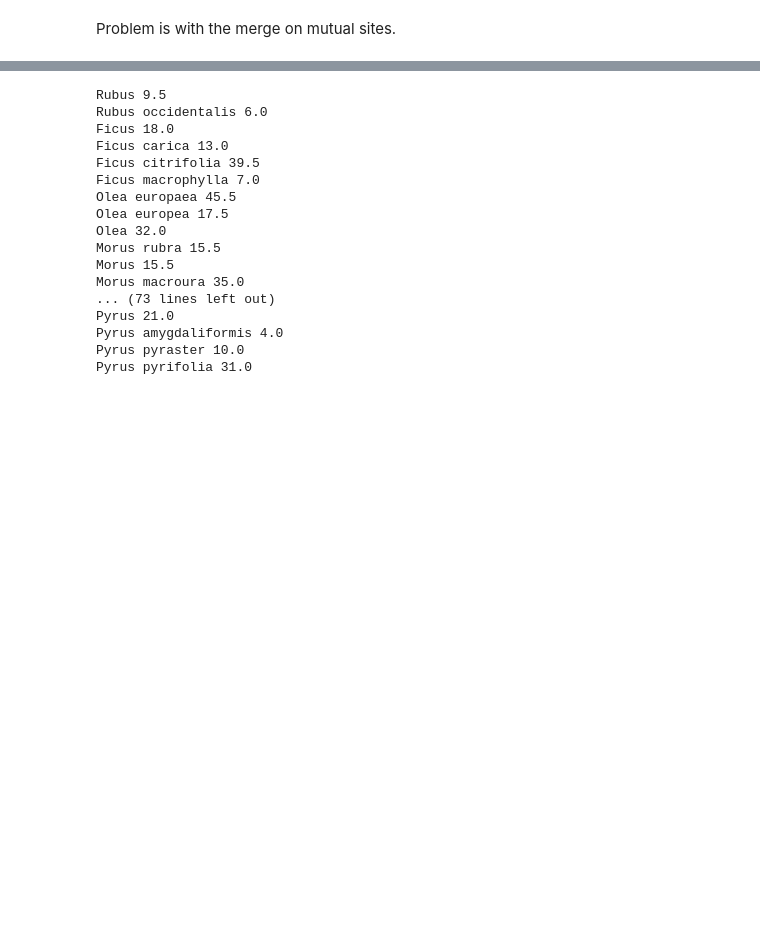
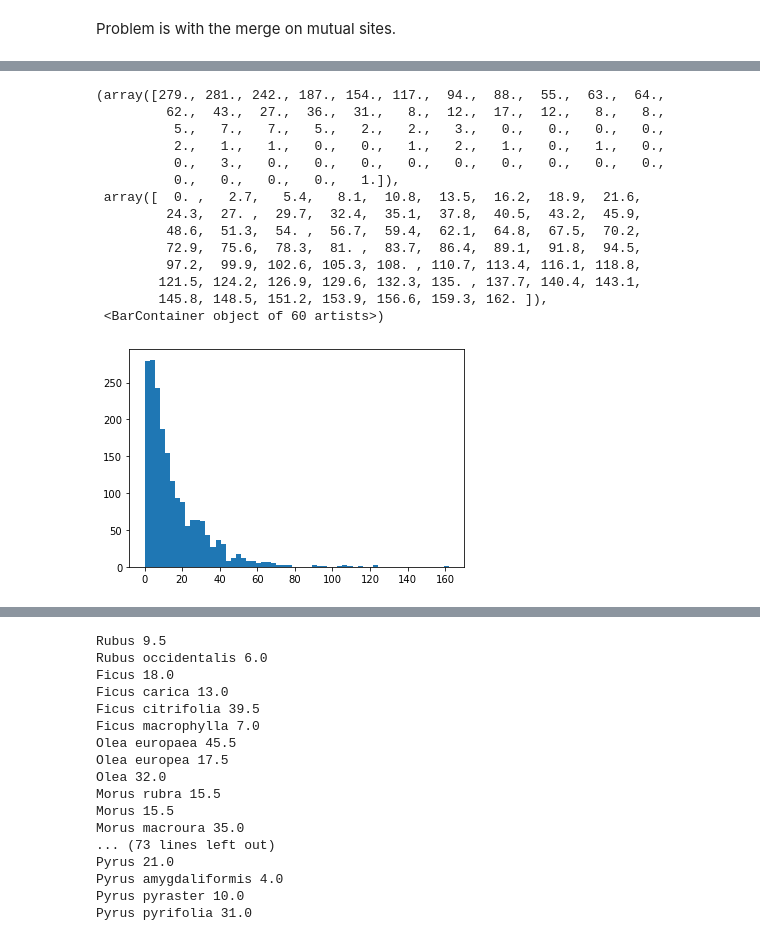
Before and after one commit to falling-fruit/dfg-seasons, a Jupyter notebook: modelling/high_res_models_finalized.ipynb, the cells around one changed output, grey strips where cells are left out. Cells and saved outputs as stored; diff of their text form; code cells hidden in the pictures; blank space fills up the shorter version.

```diff
--- a/modelling/high_res_models_finalized.ipynb
+++ b/modelling/high_res_models_finalized.ipynb
@@ -164,7 +190,7 @@ filtered_plants = formatted_plants[(formatted_plants['site_id'].isin(weather_sit
                                    (formatted_plants['latitude'] > 0) &
                                     (formatted_plants['doy'] >= 60)]
 
-aggressive_filtered_plants = filtered_plants.query('doy <= 145 and doy >= 314')
+aggressive_filtered_plants = filtered_plants.query('doy >= 145 and doy <= 314')
 # %% [output]
 loading weather data
 Loading Plant Data
@@ -773,0 +578,2 @@ ValueError: operands could not be broadcast together with shapes (30,) (0,)
+# %%
+aggressive_training = train_species_models(aggressive_filtered_plants, formatted_weather)
@@ -773,0 +767,18 @@ ValueError: operands could not be broadcast together with shapes (30,) (0,)
+# %%
+plt.hist(aggressive_training['abs_error'], bins=60)
+# %% [output]
+(array([279., 281., 242., 187., 154., 117.,  94.,  88.,  55.,  63.,  64.,
+         62.,  43.,  27.,  36.,  31.,   8.,  12.,  17.,  12.,   8.,   8.,
+          5.,   7.,   7.,   5.,   2.,   2.,   3.,   0.,   0.,   0.,   0.,
+          2.,   1.,   1.,   0.,   0.,   1.,   2.,   1.,   0.,   1.,   0.,
+          0.,   3.,   0.,   0.,   0.,   0.,   0.,   0.,   0.,   0.,   0.,
+          0.,   0.,   0.,   0.,   1.]),
+ array([  0. ,   2.7,   5.4,   8.1,  10.8,  13.5,  16.2,  18.9,  21.6,
+         24.3,  27. ,  29.7,  32.4,  35.1,  37.8,  40.5,  43.2,  45.9,
+         48.6,  51.3,  54. ,  56.7,  59.4,  62.1,  64.8,  67.5,  70.2,
+         72.9,  75.6,  78.3,  81. ,  83.7,  86.4,  89.1,  91.8,  94.5,
+         97.2,  99.9, 102.6, 105.3, 108. , 110.7, 113.4, 116.1, 118.8,
+        121.5, 124.2, 126.9, 129.6, 132.3, 135. , 137.7, 140.4, 143.1,
+        145.8, 148.5, 151.2, 153.9, 156.6, 159.3, 162. ]),
+ <BarContainer object of 60 artists>)
+[figure, added]
```
Also changed, not shown: parts of 39 cells of this notebook.
